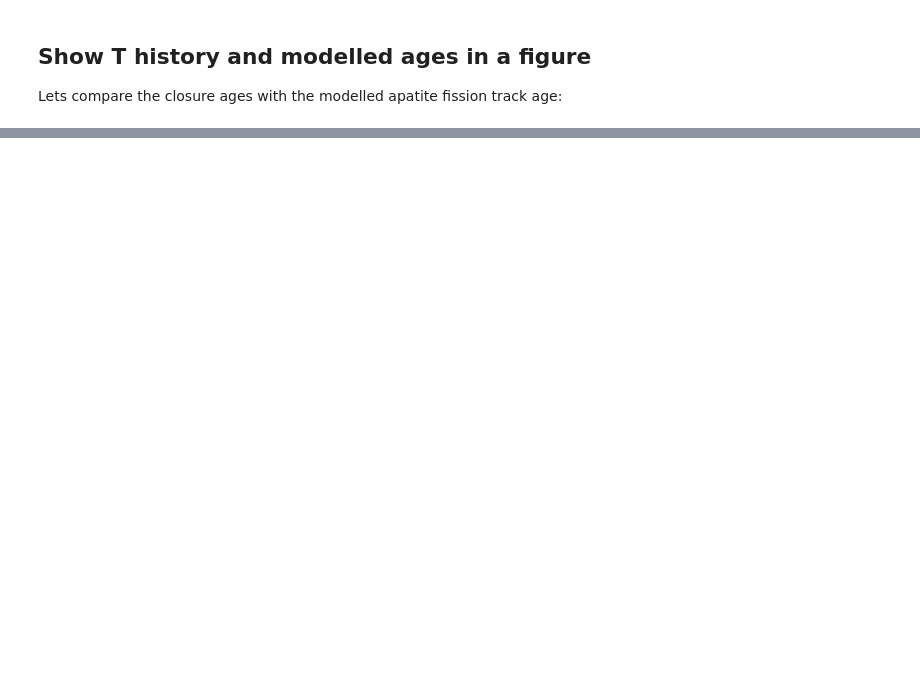
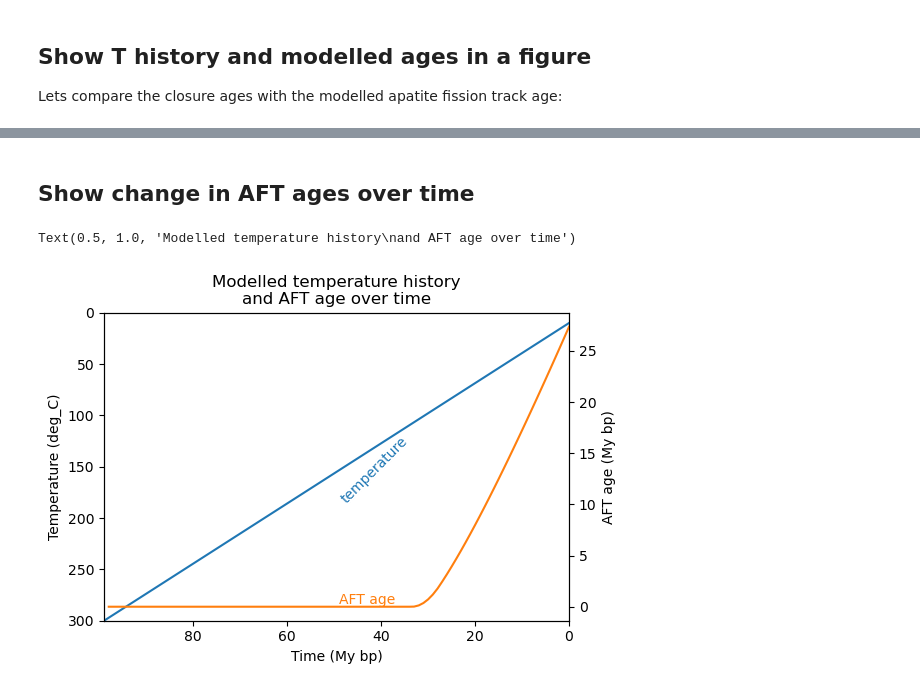
Before and after one commit to HUGG/TherAPPy, a Jupyter notebook: therappy_test.ipynb, the cells around one changed output, grey strips where cells are left out. Drawn from its saved outputs; the diff is of its cells as text; code cells hidden in the pictures; blank space fills up the shorter version.

Commit message:
added output & figure for AFT age evolution over time

```diff
--- a/therappy_test.ipynb
+++ b/therappy_test.ipynb
@@ -140,0 +140,33 @@ UnitConversionError: Can only apply 'less' function to dimensionless quantities
+# %% [markdown]
+## Show change in AFT ages over time
+# %%
+age_evolution = model_results["AFT_ages"]
+
+fig, ax = pl.subplots(1, 1, figsize=(6, 4))
+
+x, y = tT["time"].value / 1e6, tT["temperature"].value
+xm = x[int(len(x) / 2)]
+ym = y[int(len(y) / 2)]
+ax.plot(x, y, color=colors[0], label="T history")
+ax.text(xm, ym, "temperature", color=colors[0], va="center", rotation=35)
+
+axr = ax.twinx()
+
+x = time[1:].value / 1e6
+y = age_evolution.value / 1e6
+xm = x[int(len(x) / 2)]
+ym = y[int(len(y) / 2)]
+axr.plot(x, y, color=colors[1])
+axr.text(xm, ym, "AFT age", color=colors[1], va="bottom")
+
+ax.set_xlabel("Time (My bp)")
+ax.set_ylabel(f"Temperature ({Tu})")
+axr.set_ylabel("AFT age (My bp)")
+
+ax.set_xlim(tT["time"].value.max() / 1e6, 0)
+ax.set_ylim(tT["temperature"].value.max(), 0)
+
+ax.set_title("Modelled temperature history\nand AFT age over time")
+# %% [output]
+Text(0.5, 1.0, 'Modelled temperature history\nand AFT age over time')
+[figure, added]
```
Also changed, not shown: parts of 2 cells of this notebook, 1 other file.
